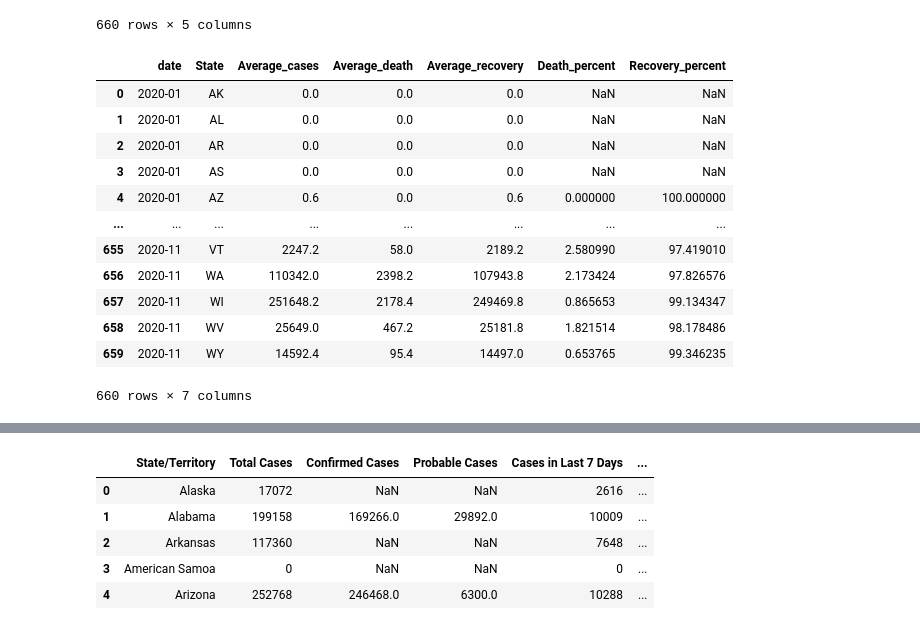
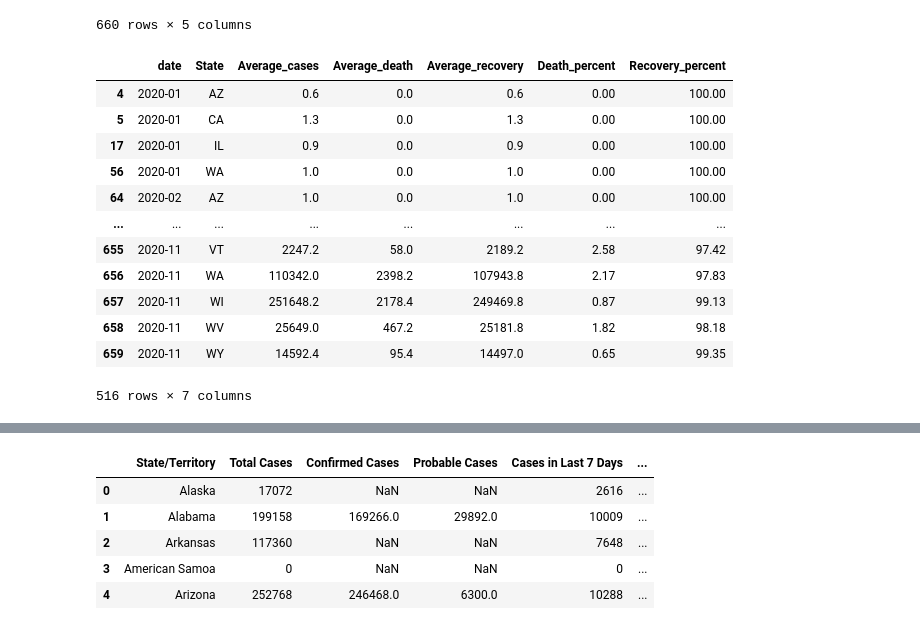
Before and after one commit to lazambrano/Project_2_COVID-19, a Jupyter notebook: analysis.ipynb, the cells around one changed output, grey strips where cells are left out. Cells and saved outputs as stored; diff of their text form; code cells hidden in the pictures.

```diff
--- a/analysis.ipynb
+++ b/analysis.ipynb
@@ -89,20 +95,21 @@ covid_monthly_df
 | 659 | 2020-11 | WY | 14592.4 | 95.4 | 14497.0 |
 660 rows × 5 columns
 # %%
-covid_monthly_df['Death_percent'] = (covid_monthly_df.Average_death/covid_monthly_df.Average_cases)*100
-covid_monthly_df['Recovery_percent'] = (covid_monthly_df.Average_recovery/covid_monthly_df.Average_cases)*100
+covid_monthly_df['Death_percent'] = round((covid_monthly_df.Average_death/covid_monthly_df.Average_cases)*100, 2)
+covid_monthly_df['Recovery_percent'] = round((covid_monthly_df.Average_recovery/covid_monthly_df.Average_cases)*100, 2)
+covid_monthly_df=covid_monthly_df.dropna()
 covid_monthly_df
 # %% [output]
 |  | date | State | Average_cases | Average_death | Average_recovery | Death_percent | Recovery_percent |
-| 0 | 2020-01 | AK | 0.0 | 0.0 | 0.0 | NaN | NaN |
-| 1 | 2020-01 | AL | 0.0 | 0.0 | 0.0 | NaN | NaN |
-| 2 | 2020-01 | AR | 0.0 | 0.0 | 0.0 | NaN | NaN |
-| 3 | 2020-01 | AS | 0.0 | 0.0 | 0.0 | NaN | NaN |
-| 4 | 2020-01 | AZ | 0.6 | 0.0 | 0.6 | 0.000000 | 100.000000 |
+| 4 | 2020-01 | AZ | 0.6 | 0.0 | 0.6 | 0.00 | 100.00 |
+| 5 | 2020-01 | CA | 1.3 | 0.0 | 1.3 | 0.00 | 100.00 |
+| 17 | 2020-01 | IL | 0.9 | 0.0 | 0.9 | 0.00 | 100.00 |
+| 56 | 2020-01 | WA | 1.0 | 0.0 | 1.0 | 0.00 | 100.00 |
+| 64 | 2020-02 | AZ | 1.0 | 0.0 | 1.0 | 0.00 | 100.00 |
 | ... | ... | ... | ... | ... | ... | ... | ... |
-| 655 | 2020-11 | VT | 2247.2 | 58.0 | 2189.2 | 2.580990 | 97.419010 |
-| 656 | 2020-11 | WA | 110342.0 | 2398.2 | 107943.8 | 2.173424 | 97.826576 |
-| 657 | 2020-11 | WI | 251648.2 | 2178.4 | 249469.8 | 0.865653 | 99.134347 |
-| 658 | 2020-11 | WV | 25649.0 | 467.2 | 25181.8 | 1.821514 | 98.178486 |
-| 659 | 2020-11 | WY | 14592.4 | 95.4 | 14497.0 | 0.653765 | 99.346235 |
+| 655 | 2020-11 | VT | 2247.2 | 58.0 | 2189.2 | 2.58 | 97.42 |
+| 656 | 2020-11 | WA | 110342.0 | 2398.2 | 107943.8 | 2.17 | 97.83 |
+| 657 | 2020-11 | WI | 251648.2 | 2178.4 | 249469.8 | 0.87 | 99.13 |
+| 658 | 2020-11 | WV | 25649.0 | 467.2 | 25181.8 | 1.82 | 98.18 |
+| 659 | 2020-11 | WY | 14592.4 | 95.4 | 14497.0 | 0.65 | 99.35 |
-660 rows × 7 columns
+516 rows × 7 columns
```
Also changed, not shown: parts of 7 cells of this notebook, 1 other file.
